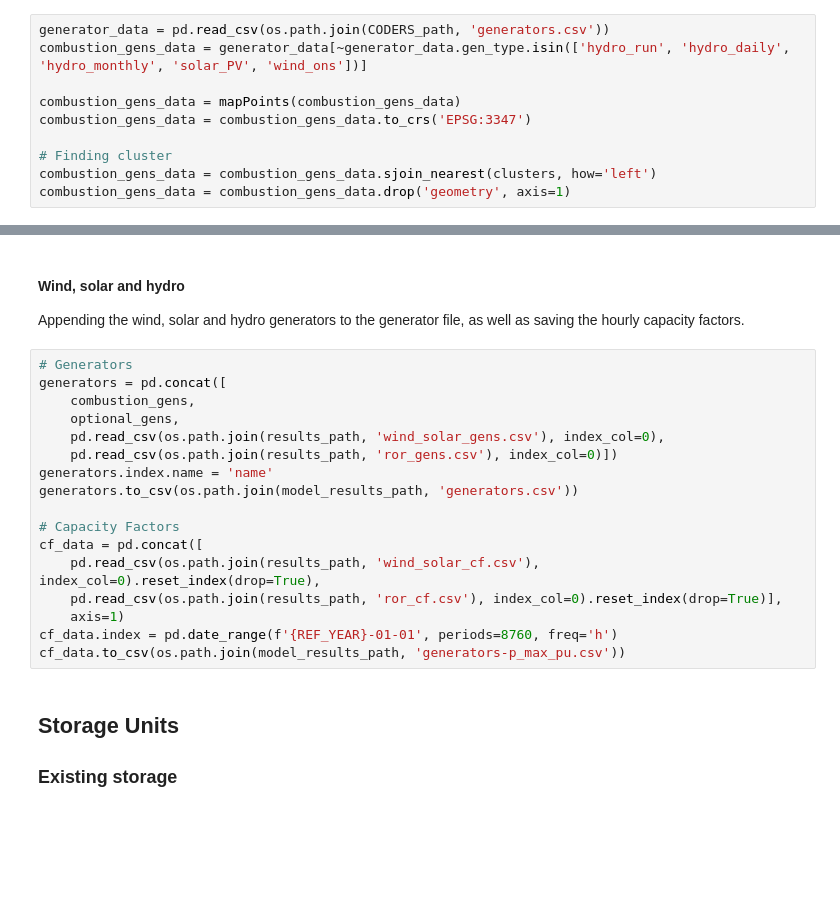
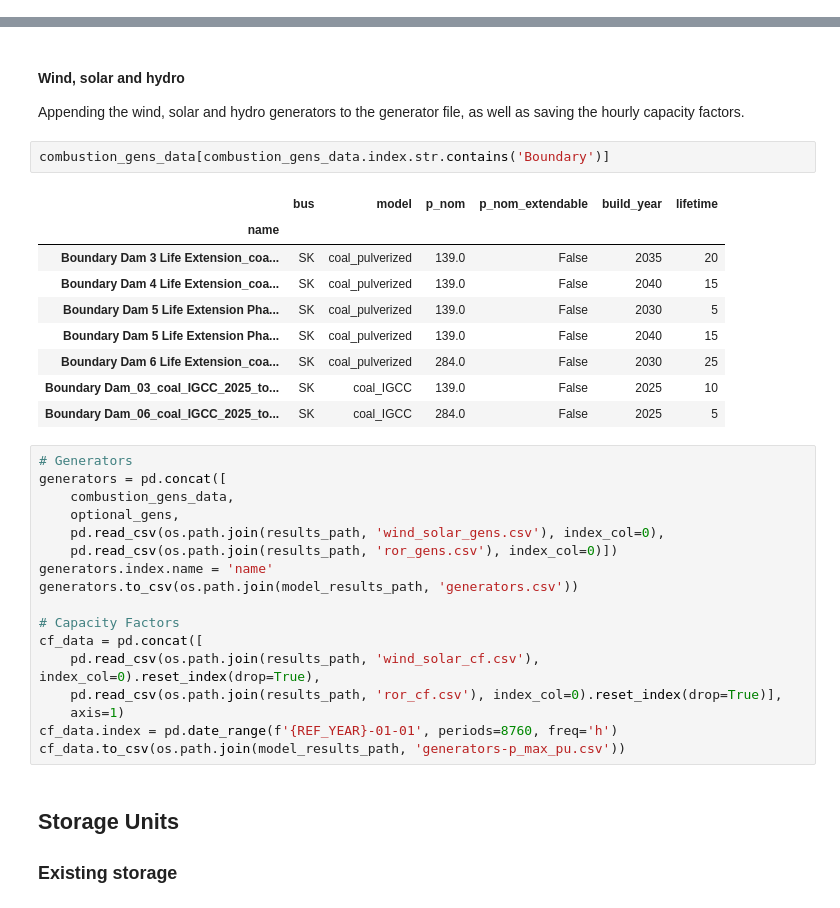
Before and after one commit to NRCan/pypsa-canada-national, a Jupyter notebook: 4 - Create Model.ipynb, the cells around one changed output, grey strips where cells are left out. Cells and saved outputs as stored; diff of their text form; blank space fills up the shorter version.

```diff
--- a/4 - Create Model.ipynb
+++ b/4 - Create Model.ipynb
@@ -193,10 +161,0 @@ def find_cluster(df):
-# %%
-generator_data = pd.read_csv(os.path.join(CODERS_path, 'generators.csv'))
-combustion_gens_data = generator_data[~generator_data.gen_type.isin(['hydro_run', 'hydro_daily', 'hydro_monthly', 'solar_PV', 'wind_ons'])]
-
-combustion_gens_data = mapPoints(combustion_gens_data)
-combustion_gens_data = combustion_gens_data.to_crs('EPSG:3347')
-
-# Finding cluster
-combustion_gens_data = combustion_gens_data.sjoin_nearest(clusters, how='left')
-combustion_gens_data = combustion_gens_data.drop('geometry', axis=1)
@@ -342,10 +202,22 @@ optional_gens
 # %% [markdown]
 #### Wind, solar and hydro
 Appending the wind, solar and hydro generators to the generator file, as well as saving the hourly capacity factors.
+# %%
+combustion_gens_data[combustion_gens_data.index.str.contains('Boundary')]
+# %% [output]
+|  | bus | model | p_nom | p_nom_extendable | build_year | lifetime |
+| name |  |  |  |  |  |  |
+| Boundary Dam 3 Life Extension_coa... | SK | coal_pulverized | 139.0 | False | 2035 | 20 |
+| Boundary Dam 4 Life Extension_coa... | SK | coal_pulverized | 139.0 | False | 2040 | 15 |
+| Boundary Dam 5 Life Extension Pha... | SK | coal_pulverized | 139.0 | False | 2030 | 5 |
+| Boundary Dam 5 Life Extension Pha... | SK | coal_pulverized | 139.0 | False | 2040 | 15 |
+| Boundary Dam 6 Life Extension_coa... | SK | coal_pulverized | 284.0 | False | 2030 | 25 |
+| Boundary Dam_03_coal_IGCC_2025_to... | SK | coal_IGCC | 139.0 | False | 2025 | 10 |
+| Boundary Dam_06_coal_IGCC_2025_to... | SK | coal_IGCC | 284.0 | False | 2025 | 5 |
 # %%
 # Generators
 generators = pd.concat([
-    combustion_gens,
+    combustion_gens_data,
     optional_gens,
     pd.read_csv(os.path.join(results_path, 'wind_solar_gens.csv'), index_col=0),
     pd.read_csv(os.path.join(results_path, 'ror_gens.csv'), index_col=0)])
```
Also changed, not shown: parts of 17 cells of this notebook.
